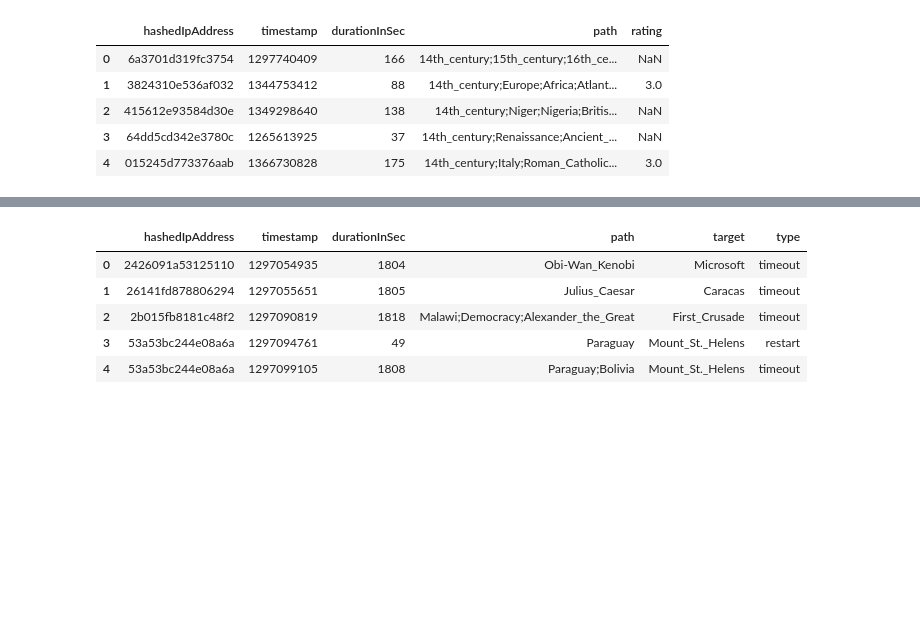
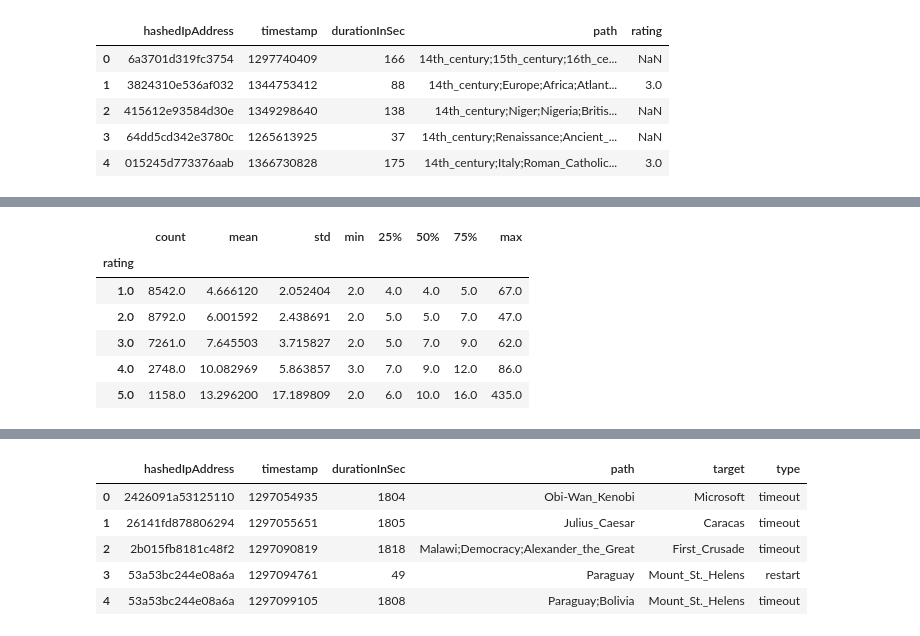
Before and after one commit to epfl-ada/ada-2024-project-genshinstart, a Jupyter notebook: results.ipynb, the cells around one changed output, grey strips where cells are left out. Cells and saved outputs as stored; diff of their text form; code cells hidden in the pictures; blank space fills up the shorter version.

```diff
--- a/results.ipynb
+++ b/results.ipynb
@@ -241,0 +262,13 @@ paths_finished.head()
+# %%
+# observe the difference in path lengths at different ratings
+path_finished_analysis_rated = path_finished_analysis.dropna()
+path_finished_analysis_rated = path_finished_analysis_rated.groupby('rating')['path_length'].describe()
+path_finished_analysis_rated
+# %% [output]
+|  | count | mean | std | min | 25% | 50% | 75% | max |
+| rating |  |  |  |  |  |  |  |  |
+| 1.0 | 8542.0 | 4.666120 | 2.052404 | 2.0 | 4.0 | 4.0 | 5.0 | 67.0 |
+| 2.0 | 8792.0 | 6.001592 | 2.438691 | 2.0 | 5.0 | 5.0 | 7.0 | 47.0 |
+| 3.0 | 7261.0 | 7.645503 | 3.715827 | 2.0 | 5.0 | 7.0 | 9.0 | 62.0 |
+| 4.0 | 2748.0 | 10.082969 | 5.863857 | 3.0 | 7.0 | 9.0 | 12.0 | 86.0 |
+| 5.0 | 1158.0 | 13.296200 | 17.189809 | 2.0 | 6.0 | 10.0 | 16.0 | 435.0 |
```
Also changed, not shown: parts of 11 cells of this notebook.
